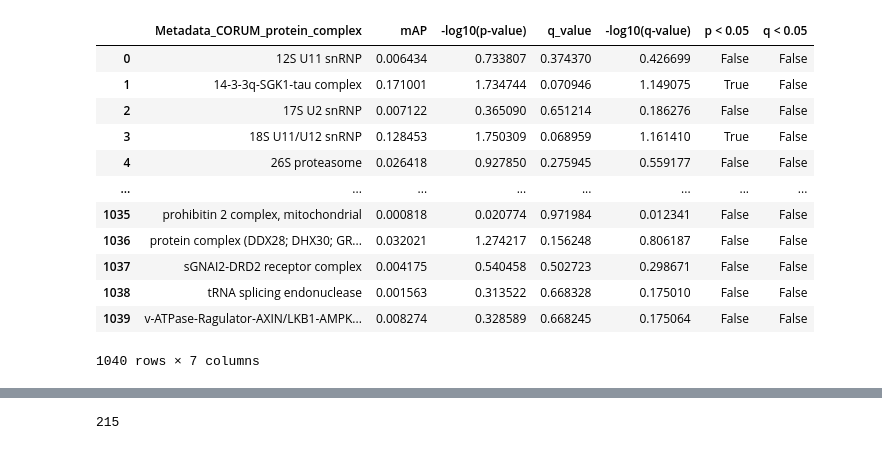
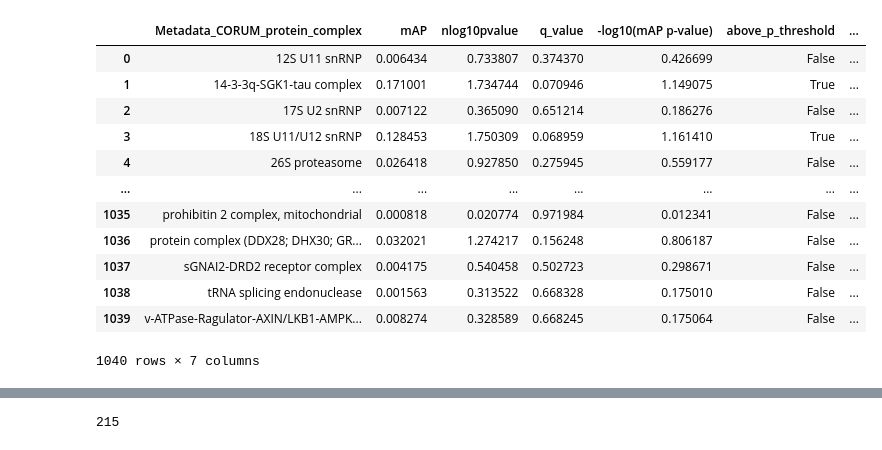
Before and after one commit to alxndrkalinin/grit-benchmark, a Jupyter notebook: 1.calculate-metrics/orf/bio_relevance.ipynb, the cells around one changed output, grey strips where cells are left out. Saved outputs shown, nothing was run; the diff lists cells and outputs as text; code cells hidden in the pictures.

```diff
--- a/1.calculate-metrics/orf/bio_relevance.ipynb
+++ b/1.calculate-metrics/orf/bio_relevance.ipynb
@@ -33,23 +32,23 @@ bio_map
 # %%
 bio_map.rename({
     "mean_average_precision": "mAP",
-    "nlog10pvalue": "-log10(p-value)",
-    "nlog10qvalue": "-log10(q-value)",
-    "above_p_threshold": "p < 0.05",
-    "above_q_threshold": "q < 0.05"
+    # "nlog10pvalue": "-log10(p-value)",
+    "nlog10qvalue": "-log10(mAP p-value)",
+    # "above_p_threshold": "p < 0.05",
+    "above_q_threshold": "p < 0.05"
     }, axis=1, inplace=True)
 bio_map
 # %% [output]
-|  | Metadata_CORUM_protein_complex | mAP | -log10(p-value) | q_value | -log10(q-value) | p < 0.05 | q < 0.05 |
-| 0 | 12S U11 snRNP | 0.006434 | 0.733807 | 0.374370 | 0.426699 | False | False |
-| 1 | 14-3-3q-SGK1-tau complex | 0.171001 | 1.734744 | 0.070946 | 1.149075 | True | False |
-| 2 | 17S U2 snRNP | 0.007122 | 0.365090 | 0.651214 | 0.186276 | False | False |
-| 3 | 18S U11/U12 snRNP | 0.128453 | 1.750309 | 0.068959 | 1.161410 | True | False |
-| 4 | 26S proteasome | 0.026418 | 0.927850 | 0.275945 | 0.559177 | False | False |
+|  | Metadata_CORUM_protein_complex | mAP | nlog10pvalue | q_value | -log10(mAP p-value) | above_p_threshold | ... |
+| 0 | 12S U11 snRNP | 0.006434 | 0.733807 | 0.374370 | 0.426699 | False | ... |
+| 1 | 14-3-3q-SGK1-tau complex | 0.171001 | 1.734744 | 0.070946 | 1.149075 | True | ... |
+| 2 | 17S U2 snRNP | 0.007122 | 0.365090 | 0.651214 | 0.186276 | False | ... |
+| 3 | 18S U11/U12 snRNP | 0.128453 | 1.750309 | 0.068959 | 1.161410 | True | ... |
+| 4 | 26S proteasome | 0.026418 | 0.927850 | 0.275945 | 0.559177 | False | ... |
 | ... | ... | ... | ... | ... | ... | ... | ... |
-| 1035 | prohibitin 2 complex, mitochondrial | 0.000818 | 0.020774 | 0.971984 | 0.012341 | False | False |
-| 1036 | protein complex (DDX28; DHX30; GR... | 0.032021 | 1.274217 | 0.156248 | 0.806187 | False | False |
-| 1037 | sGNAI2-DRD2 receptor complex | 0.004175 | 0.540458 | 0.502723 | 0.298671 | False | False |
-| 1038 | tRNA splicing endonuclease | 0.001563 | 0.313522 | 0.668328 | 0.175010 | False | False |
-| 1039 | v-ATPase-Ragulator-AXIN/LKB1-AMPK... | 0.008274 | 0.328589 | 0.668245 | 0.175064 | False | False |
+| 1035 | prohibitin 2 complex, mitochondrial | 0.000818 | 0.020774 | 0.971984 | 0.012341 | False | ... |
+| 1036 | protein complex (DDX28; DHX30; GR... | 0.032021 | 1.274217 | 0.156248 | 0.806187 | False | ... |
+| 1037 | sGNAI2-DRD2 receptor complex | 0.004175 | 0.540458 | 0.502723 | 0.298671 | False | ... |
+| 1038 | tRNA splicing endonuclease | 0.001563 | 0.313522 | 0.668328 | 0.175010 | False | ... |
+| 1039 | v-ATPase-Ragulator-AXIN/LKB1-AMPK... | 0.008274 | 0.328589 | 0.668245 | 0.175064 | False | ... |
 1040 rows × 7 columns
```
Also changed, not shown: parts of 5 cells of this notebook, 2 other files.
